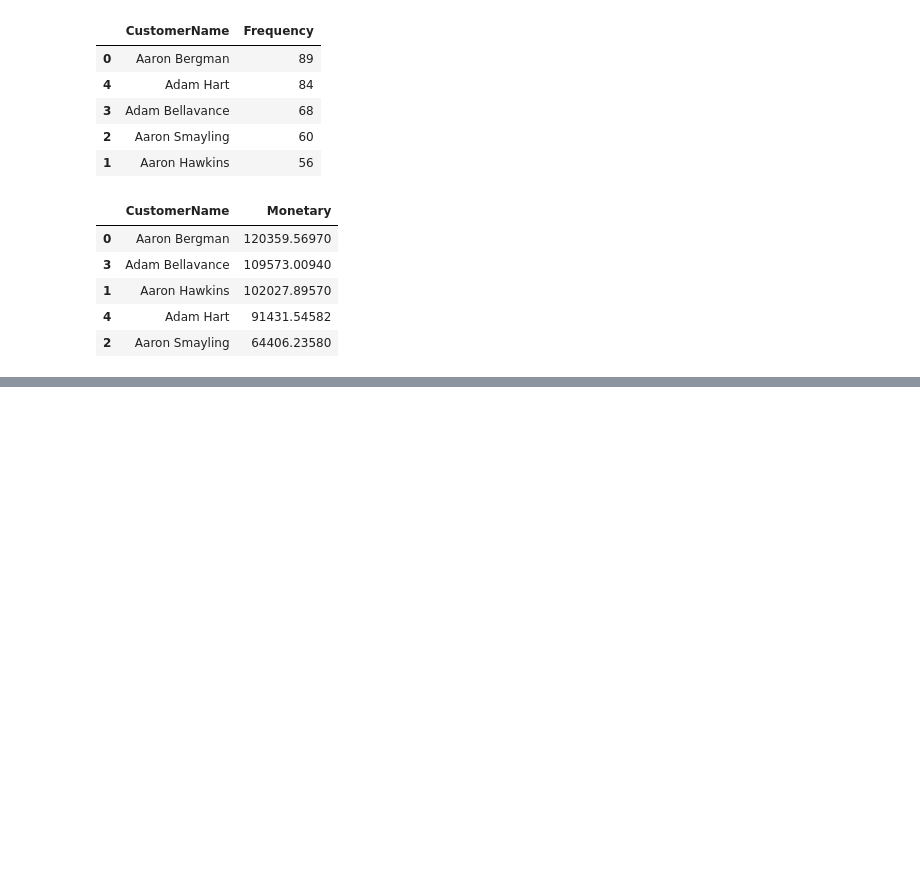
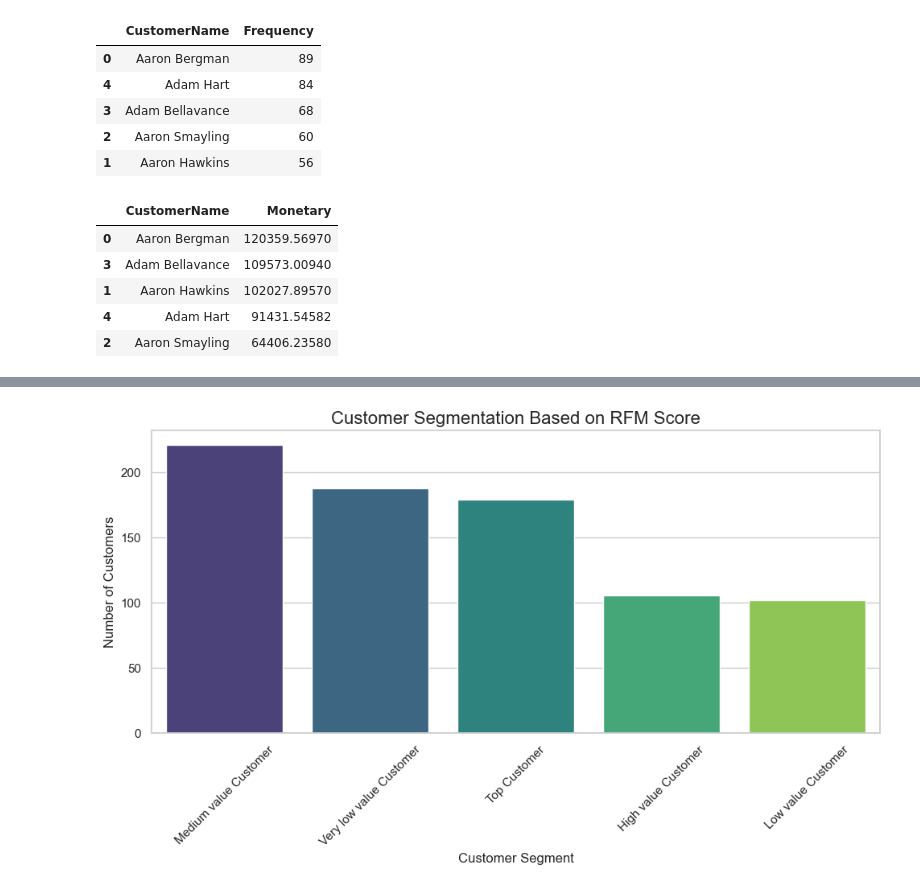
Before and after one commit to Cmattk/Datascience_python, a Jupyter notebook: projects/RFM analysis.ipynb, the cells around one changed output, grey strips where cells are left out. Saved outputs shown, nothing was run; the diff lists cells and outputs as text; code cells hidden in the pictures; blank space fills up the shorter version.

```diff
--- a/projects/RFM analysis.ipynb
+++ b/projects/RFM analysis.ipynb
@@ -52,0 +189,18 @@ monetary_df.head().sort_values(by='Monetary', ascending=False)
+# %%
+'''
+conditions = [
+    rfm_df['RFM_Score'] > 5.2,
+    rfm_df['RFM_Score'] > 4.9,
+    rfm_df['RFM_Score'] > 3.3,
+    rfm_df['RFM_Score'] > 1
+]
+
+choices = [
+    'Top Customer',
+    'High value Customer',
+    'Medium value Customer',
+    'Low value Customer'
+]
+
+rfm_df['Customer_segment'] = np.select(conditions, choices, default='Very low value Customer')
+'''
@@ -52,0 +231,28 @@ monetary_df.head().sort_values(by='Monetary', ascending=False)
+# %%
+import matplotlib.pyplot as plt
+import seaborn as sns
+
+# Count customer segments
+segment_counts = rfm_df['Customer_segment'].value_counts().sort_values(ascending=False).reset_index()
+segment_counts.columns = ['Customer_segment', 'Count']
+
+# Plot
+plt.figure(figsize=(10, 6))
+sns.barplot(
+    data=segment_counts,
+    x='Customer_segment',
+    y='Count',
+    hue='Customer_segment',
+    palette='viridis',
+    legend=False  # Suppress legend since it's redundant
+)
+
+# Labels and title
+plt.title('Customer Segmentation Based on RFM Score', fontsize=16)
+plt.xlabel('Customer Segment', fontsize=12)
+plt.ylabel('Number of Customers', fontsize=12)
+plt.xticks(rotation=45)
+plt.tight_layout()
+plt.show()
+# %% [output]
+[figure, added]
```
Also changed, not shown: parts of 24 cells of this notebook, 2 other files.
